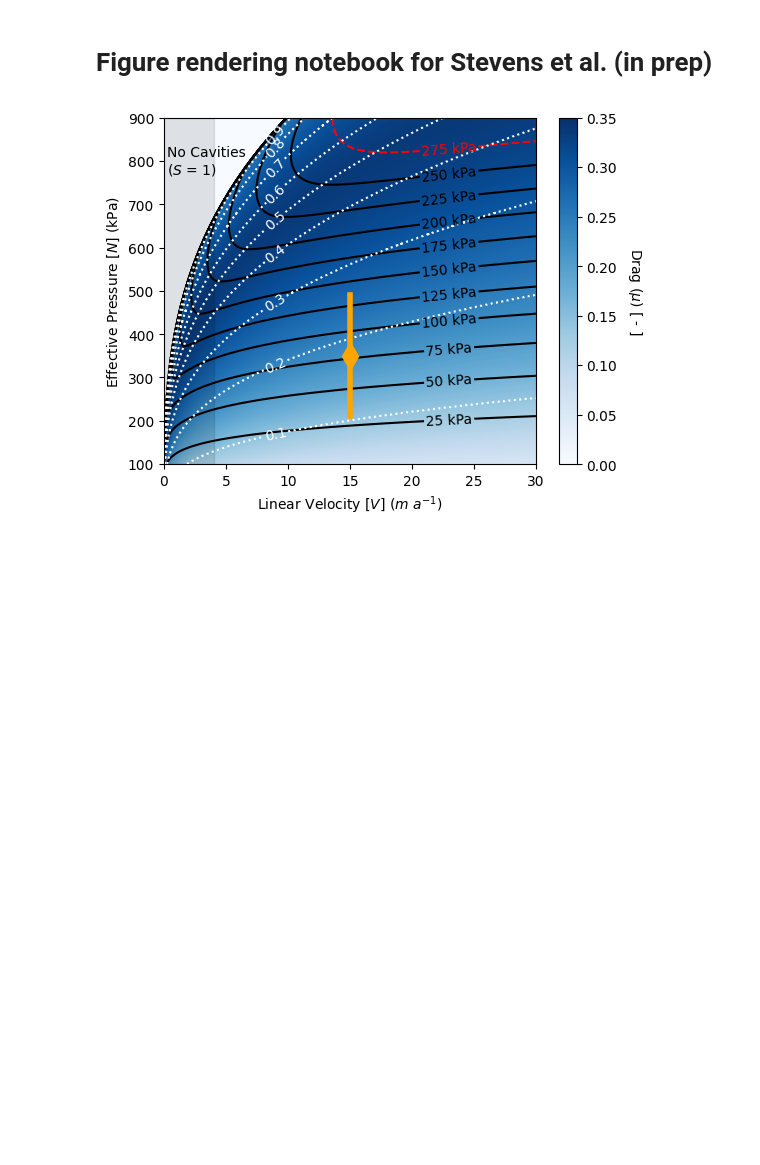
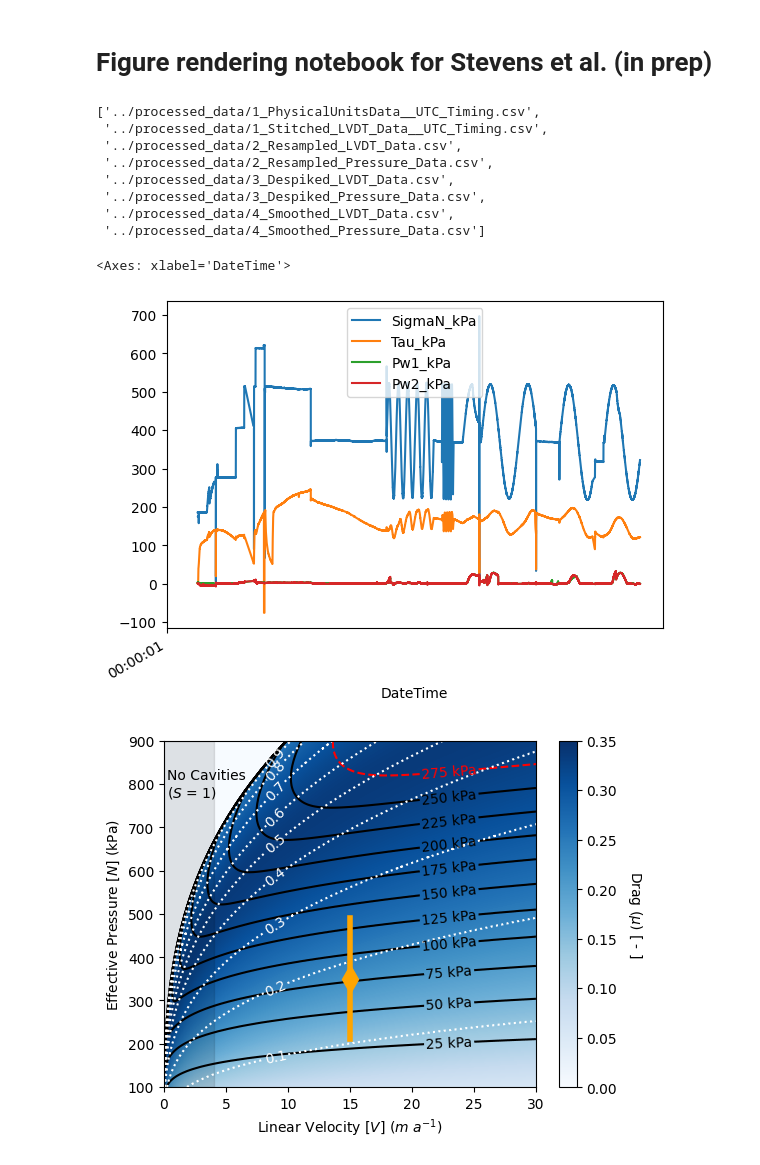
Before and after one commit to nts345045/CRSD_CNSB, a Jupyter notebook: figures/figure_development.ipynb, the cells around one changed output. Cells and saved outputs as stored; diff of their text form; code cells hidden in the pictures; blank space fills up the shorter version.

Commit message:
Add Fig S1 spot-check

```diff
--- a/figures/figure_development.ipynb
+++ b/figures/figure_development.ipynb
@@ -6,6 +6,30 @@ import matplotlib.pyplot as plt
 import matplotlib.dates as mdates
 import pandas as pd
 import numpy as np
+# %%
+# Figure S1: Signal Procesing Checks
+files = glob.glob(os.path.join('..','processed_data','[1-5]_*.csv'))
+files.sort()
+display(files)
+
+df = pd.read_csv(files[0])
+df.index = pd.to_datetime(df.Epoch_UTC)
+df.index.name='DateTime'
+df.drop(['Epoch_UTC'], axis=1, inplace=True)
+dfd = df.iloc[::10,:]
+# figS1 = plt.figure()
+dfd.plot()
+# %% [output]
+['../processed_data/1_PhysicalUnitsData__UTC_Timing.csv',
+ '../processed_data/1_Stitched_LVDT_Data__UTC_Timing.csv',
+ '../processed_data/2_Resampled_LVDT_Data.csv',
+ '../processed_data/2_Resampled_Pressure_Data.csv',
+ '../processed_data/3_Despiked_LVDT_Data.csv',
+ '../processed_data/3_Despiked_Pressure_Data.csv',
+ '../processed_data/4_Smoothed_LVDT_Data.csv',
+ '../processed_data/4_Smoothed_Pressure_Data.csv']
+<Axes: xlabel='DateTime'>
+[figure, added]
 # %%
 # Figure 2: Load Model parameter space data
 path = os.path.join('..','results','model')
```
Also changed, not shown: parts of 1 cell of this notebook.
